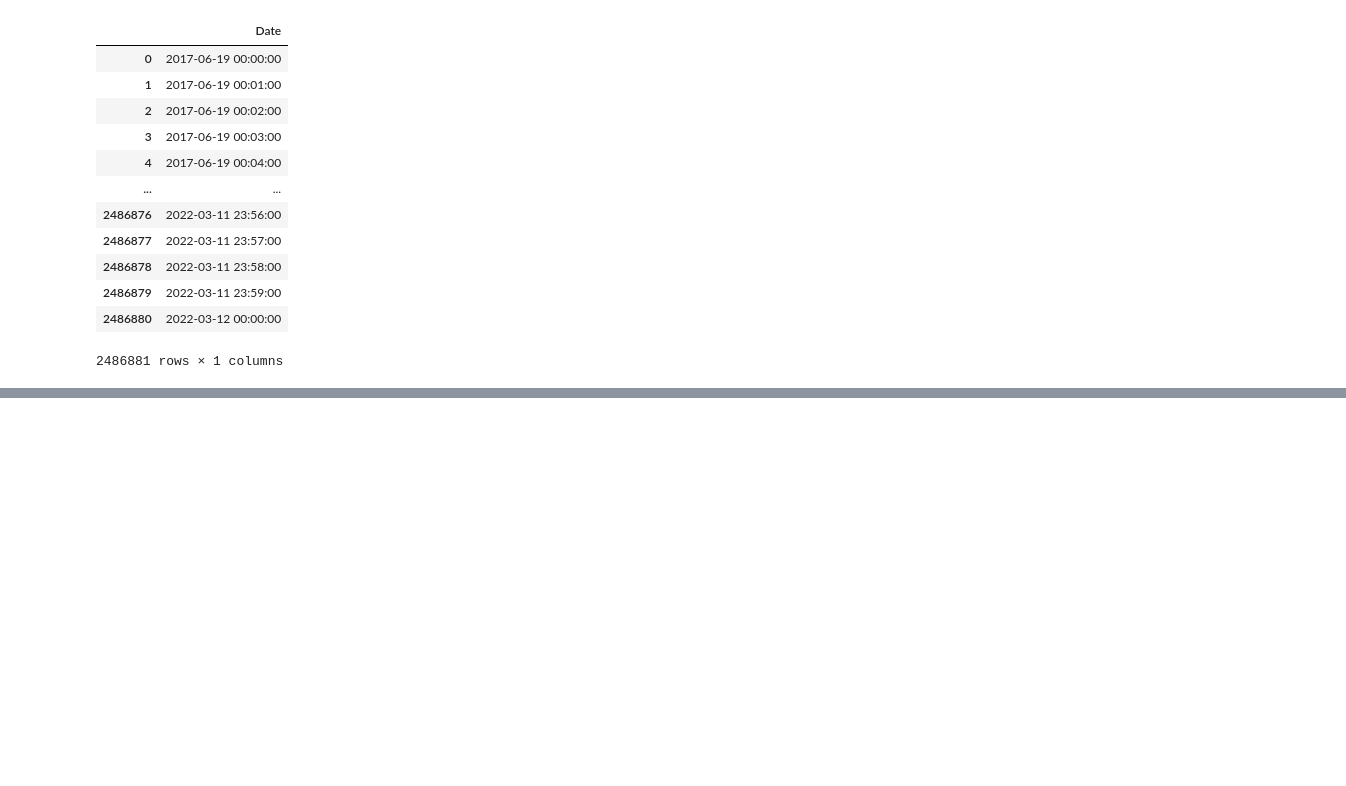
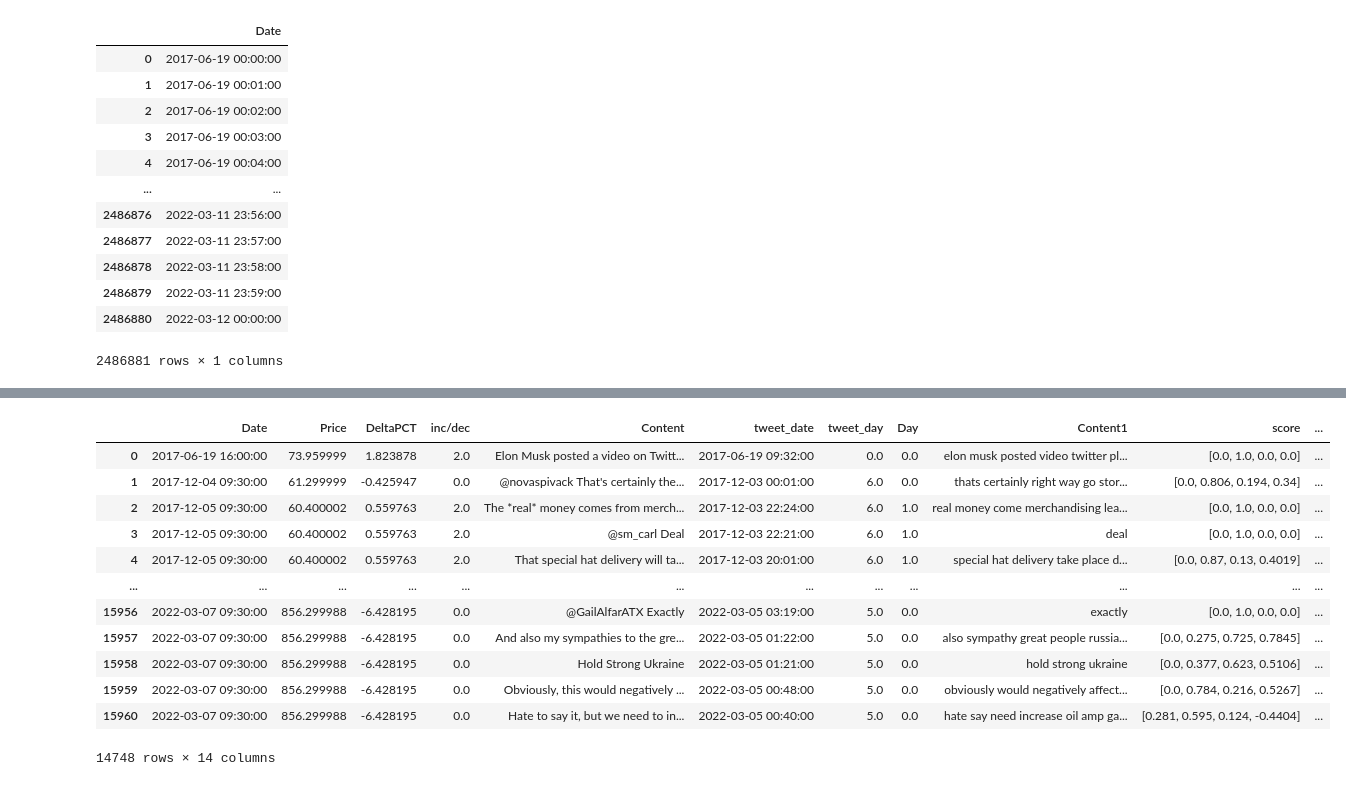
Before and after one commit to warriorprince86/MachineLearning, a Jupyter notebook: project/src/datamerge.ipynb, the cells around one changed output, grey strips where cells are left out. Cells and saved outputs as stored; diff of their text form; code cells hidden in the pictures; blank space fills up the shorter version.

```diff
--- a/project/src/datamerge.ipynb
+++ b/project/src/datamerge.ipynb
@@ -89,0 +299,18 @@ df.head(200)
+# %%
+result = polarityScore(df, 'Content1')
+# sns.histplot(data=result, x='compound')
+result.head()
+# %% [output]
+|  | Date | Price | DeltaPCT | inc/dec | Content | tweet_date | tweet_day | Day | Content1 | score | ... |
+| 0 | 2017-06-19 16:00:00 | 73.959999 | 1.823878 | 2.0 | Elon Musk posted a video on Twitt... | 2017-06-19 09:32:00 | 0.0 | 0.0 | elon musk posted video twitter pl... | [0.0, 1.0, 0.0, 0.0] | ... |
+| 1 | 2017-12-04 09:30:00 | 61.299999 | -0.425947 | 0.0 | @novaspivack That's certainly the... | 2017-12-03 00:01:00 | 6.0 | 0.0 | thats certainly right way go stor... | [0.0, 0.806, 0.194, 0.34] | ... |
+| 2 | 2017-12-05 09:30:00 | 60.400002 | 0.559763 | 2.0 | The *real* money comes from merch... | 2017-12-03 22:24:00 | 6.0 | 1.0 | real money come merchandising lea... | [0.0, 1.0, 0.0, 0.0] | ... |
+| 3 | 2017-12-05 09:30:00 | 60.400002 | 0.559763 | 2.0 | @sm_carl Deal | 2017-12-03 22:21:00 | 6.0 | 1.0 | deal | [0.0, 1.0, 0.0, 0.0] | ... |
+| 4 | 2017-12-05 09:30:00 | 60.400002 | 0.559763 | 2.0 | That special hat delivery will ta... | 2017-12-03 20:01:00 | 6.0 | 1.0 | special hat delivery take place d... | [0.0, 0.87, 0.13, 0.4019] | ... |
+| ... | ... | ... | ... | ... | ... | ... | ... | ... | ... | ... | ... |
+| 15956 | 2022-03-07 09:30:00 | 856.299988 | -6.428195 | 0.0 | @GailAlfarATX Exactly | 2022-03-05 03:19:00 | 5.0 | 0.0 | exactly | [0.0, 1.0, 0.0, 0.0] | ... |
+| 15957 | 2022-03-07 09:30:00 | 856.299988 | -6.428195 | 0.0 | And also my sympathies to the gre... | 2022-03-05 01:22:00 | 5.0 | 0.0 | also sympathy great people russia... | [0.0, 0.275, 0.725, 0.7845] | ... |
+| 15958 | 2022-03-07 09:30:00 | 856.299988 | -6.428195 | 0.0 | Hold Strong Ukraine | 2022-03-05 01:21:00 | 5.0 | 0.0 | hold strong ukraine | [0.0, 0.377, 0.623, 0.5106] | ... |
+| 15959 | 2022-03-07 09:30:00 | 856.299988 | -6.428195 | 0.0 | Obviously, this would negatively ... | 2022-03-05 00:48:00 | 5.0 | 0.0 | obviously would negatively affect... | [0.0, 0.784, 0.216, 0.5267] | ... |
+| 15960 | 2022-03-07 09:30:00 | 856.299988 | -6.428195 | 0.0 | Hate to say it, but we need to in... | 2022-03-05 00:40:00 | 5.0 | 0.0 | hate say need increase oil amp ga... | [0.281, 0.595, 0.124, -0.4404] | ... |
+14748 rows × 14 columns
```
Also changed, not shown: parts of 16 cells of this notebook.
